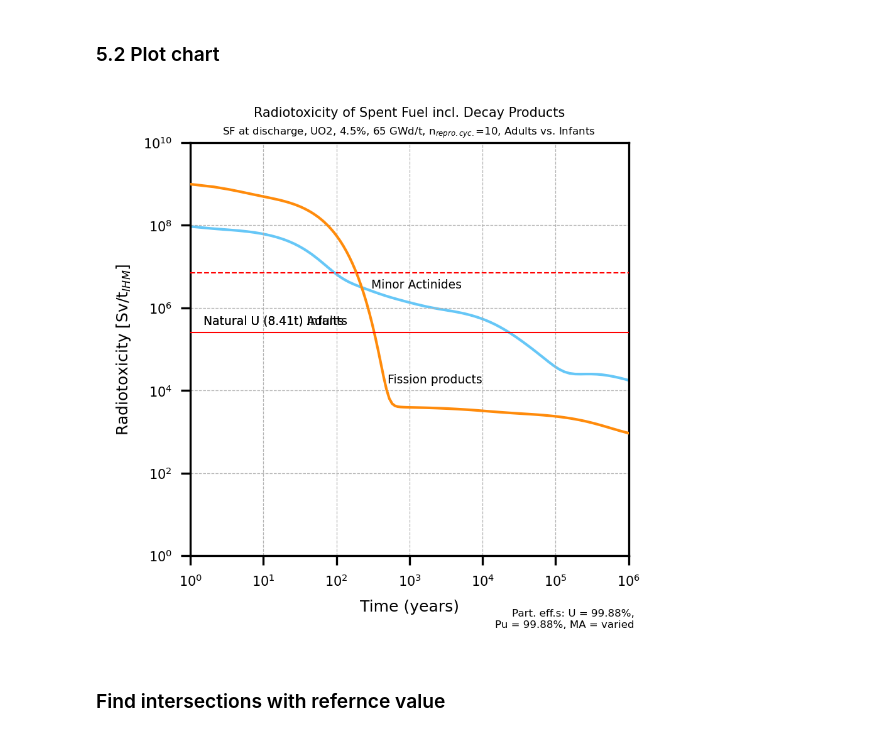
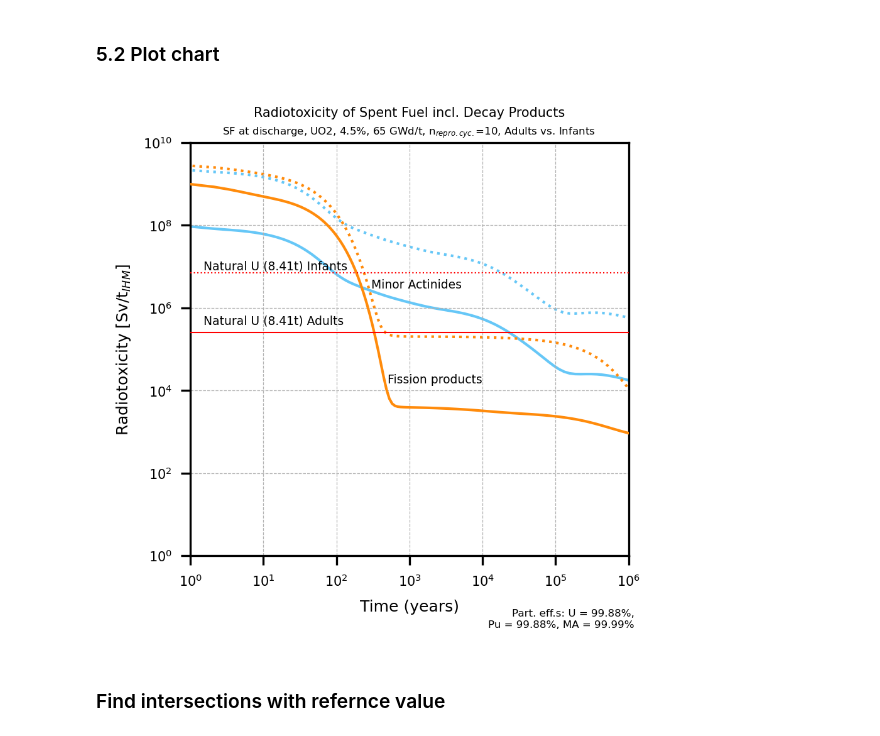
Before and after one commit to RaToViTo/RaToViTo, a Jupyter notebook: Isotope-based Simulation.ipynb, the cells around one changed output. Cells and saved outputs as stored; diff of their text form; code cells hidden in the pictures.

```diff
--- a/Isotope-based Simulation.ipynb
+++ b/Isotope-based Simulation.ipynb
@@ -89,7 +89,7 @@ ref_values = {
 
 ref_config = {
     "ref_value1": {"label": "Natural Uranium (8.41t) Adults", "linestyle": "-", "linewidth": 0.5, "color": "#FF0000", "marker": "none"},
-    "ref_value2": {"label": "Natural Uranium (8.41t) Infants", "linestyle": "--", "linewidth": 0.5, "color": "#FF0000", "marker": "none"},
+    "ref_value2": {"label": "Natural Uranium (8.41t) Infants", "linestyle": ":", "linewidth": 0.5, "color": "#FF0000", "marker": "none"},
     #"ref_value3": {"label": "Theoretical clearance value", "linestyle": ":", "linewidth": 1.5, "color": "#FF0000"},
     #"ref_value3": {"label": "McArthur River/Key Lake", "linestyle": "-.", "linewidth": 0.8, "color": "#FF0000"},
     #"ref_value4": {"label": "Cigar Lake        ", "linestyle": "--", "linewidth": 2, "color": "#FF0000"},
@@ -102,31 +102,32 @@ ref_config = {
 # %%
 # Waste stream: MA added
 import importlib
 import backend.isotope_simulation.plot_waste_MAadded as waste_plot_module
 importlib.reload(waste_plot_module)
 
 import backend.plot_config as config_module
 importlib.reload(config_module)
 plot_config = config_module.plot_config.copy()
 
 group_rt, adjusted_time_steps = waste_plot_module.plot(
     chooser, checkboxes, color_pickers,
     excel_file_fuel, selected_sheet, selected_DC,
     plot_config.get("save_plot", False),
     plot_config.get("offset", 0),
     plot_config, ref_values, ref_config,
     partition_eff_u=0.9988,
     partition_eff_pu=0.9988,
     partition_eff_ma=0.9999,
     scenario_colors=None,
     eff_purex=efficiency_inputs["eff_purex"].value,
     eff_isanex=efficiency_inputs["eff_isanex"].value,
     eff_hplc=efficiency_inputs["eff_hplc"].value,
     eff_chalmex=efficiency_inputs["eff_chalmex"].value,
-    num_cycles=efficiency_inputs["num_cycles"].value
+    num_cycles=efficiency_inputs["num_cycles"].value,
+    additional_datasets=additional_datasets
 )
 # %% [output]
-[figure, old version]
+[figure, new version]
 # %% [markdown]
 ### Find intersections with refernce value
 # %%
```
Also changed, not shown: parts of 2 cells of this notebook, 6 other files.
